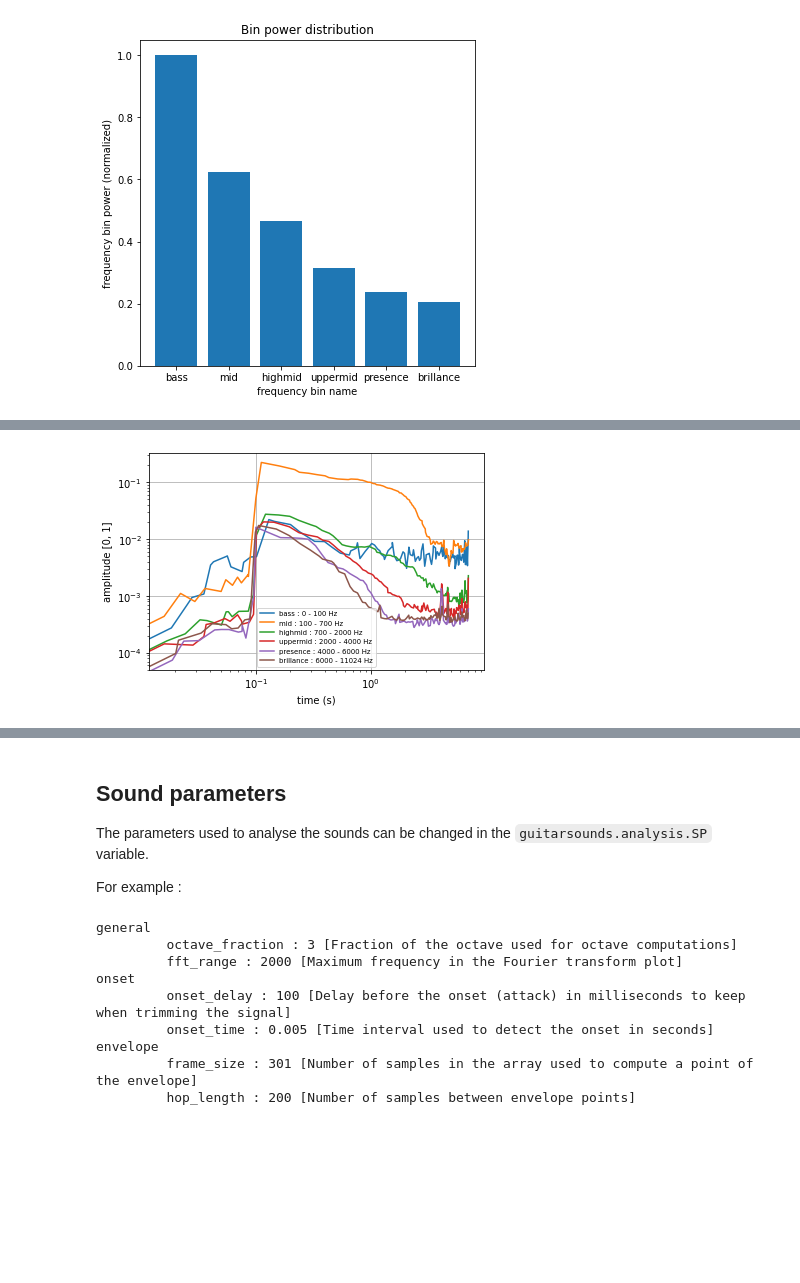
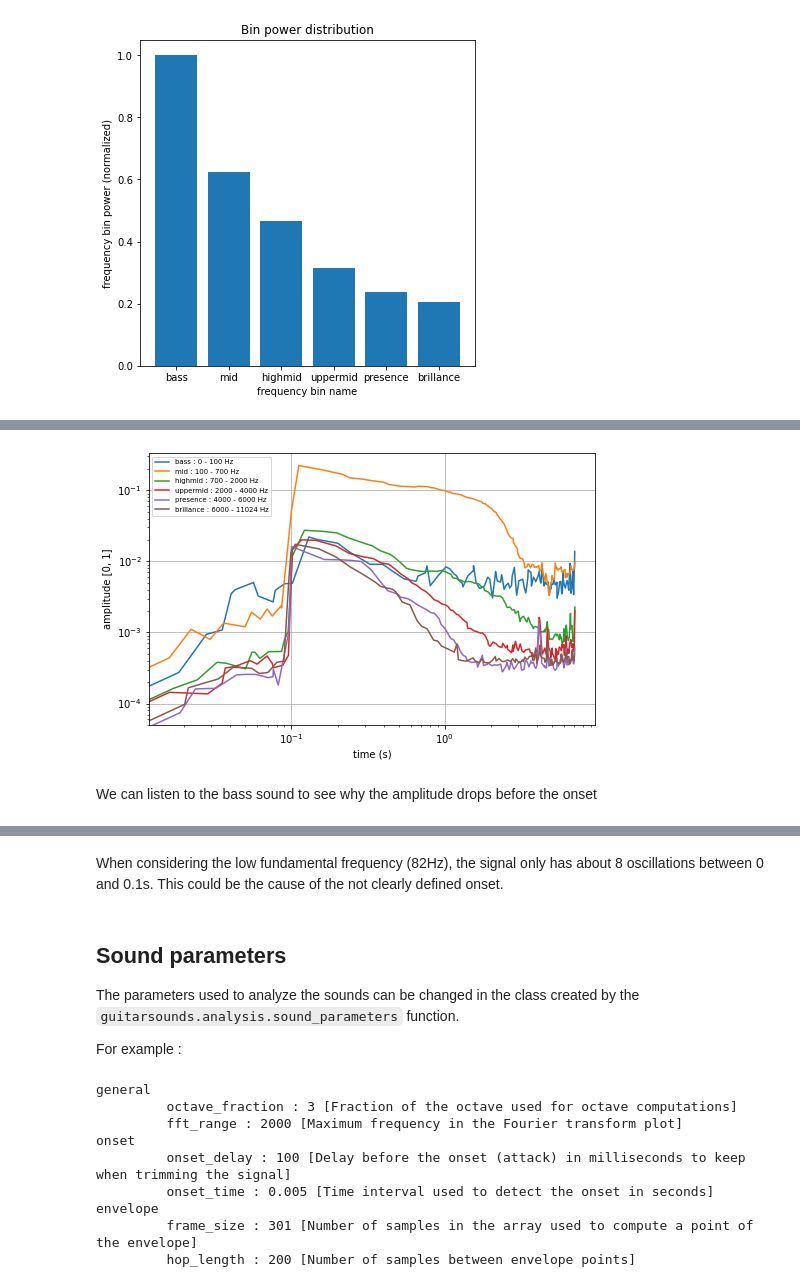
Before and after one commit to olivecha/guitarsounds, a Jupyter notebook: docs/API_Tutorial.ipynb, the cells around one changed output, grey strips where cells are left out. Saved outputs shown, nothing was run; the diff lists cells and outputs as text; code cells hidden in the pictures; blank space fills up the shorter version.

```diff
--- a/docs/API_Tutorial.ipynb
+++ b/docs/API_Tutorial.ipynb
@@ -89,6 +99,9 @@ mysound.plot.peaks()
 # %%
 # A plot of the logarithmic envelop for every bin in the Sound
+plt.figure(figsize=(8,5))
 mysound.plot_freq_bins()
 # %% [output]
-[figure, old version]
+[figure, new version]
+# %% [markdown]
+We can listen to the bass sound to see why the amplitude drops before the onset
 # %%
@@ -102,9 +110,12 @@ mysound.bass.normalize().listen()
 # %% [output]
 [interactive output not drawn]
+# %% [markdown]
+When considering the low fundamental frequency (82Hz), the signal only has about 8 oscillations between 0 and 0.1s. This could be the
+cause of the not clearly defined onset.
 # %% [markdown]
 ## Sound parameters
 
-The parameters used to analyse the sounds can be changed in the `guitarsounds.analysis.SP` variable.
+The parameters used to analyze the sounds can be changed in the class created by the `guitarsounds.analysis.sound_parameters` function.
 
 For example :
 # %%
```
Also changed, not shown: parts of 32 cells of this notebook.
